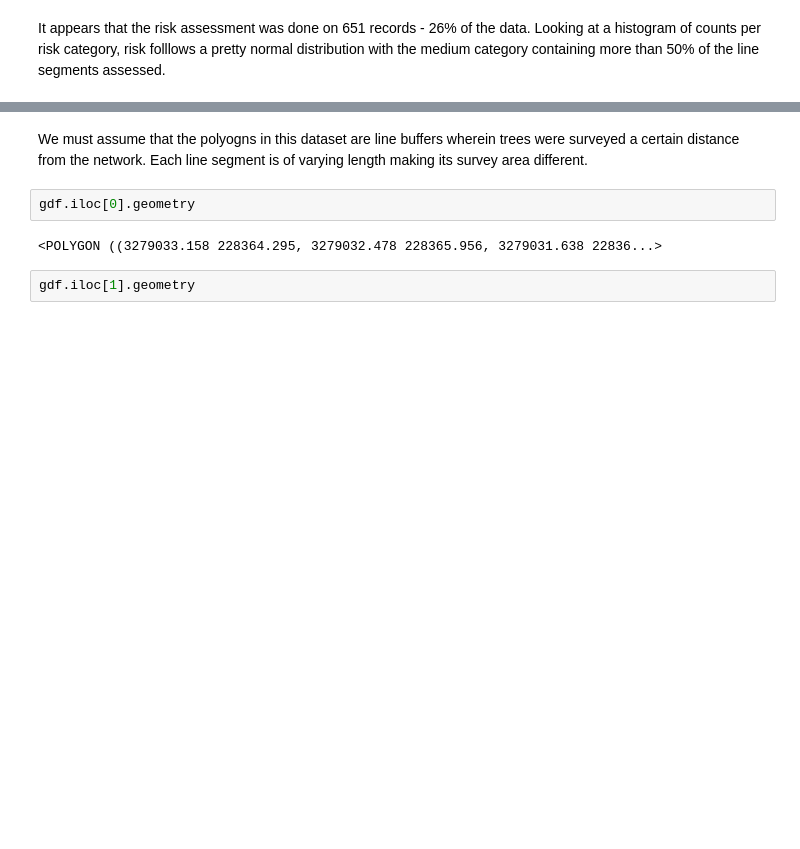
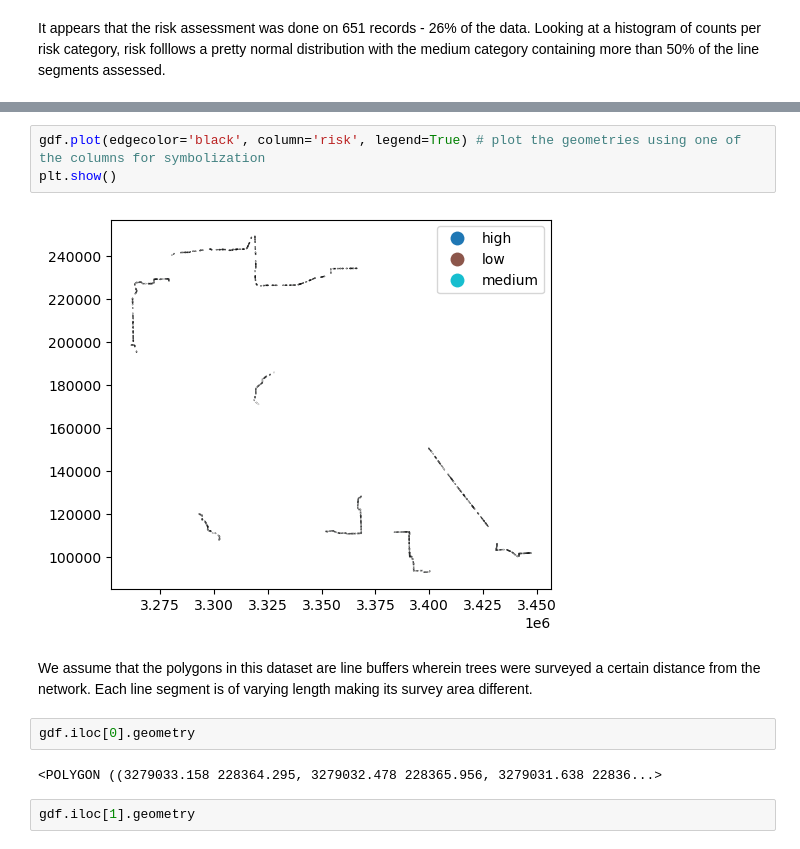
Before and after one commit to kyle-woodward/overstory, a Jupyter notebook: kyle_woodward_senior_wildfire_data_scientist.ipynb, the cells around one changed output, grey strips where cells are left out. Saved outputs shown, nothing was run; the diff lists cells and outputs as text; blank space fills up the shorter version.

```diff
--- a/kyle_woodward_senior_wildfire_data_scientist.ipynb
+++ b/kyle_woodward_senior_wildfire_data_scientist.ipynb
@@ -94,5 +104,10 @@ As percent: 25.86%
+# %%
+gdf.plot(edgecolor='black', column='risk', legend=True) # plot the geometries using one of the columns for symbolization
+plt.show()
+# %% [output]
+[figure, added]
 # %% [markdown]
-We must assume that the polyogns in this dataset are line buffers wherein trees were surveyed a certain distance from the network. Each line segment is of varying length making its survey area different.
+We assume that the polygons in this dataset are line buffers wherein trees were surveyed a certain distance from the network. Each line segment is of varying length making its survey area different.
 # %%
 gdf.iloc[0].geometry
 # %% [output]
```
Also changed, not shown: parts of 39 cells of this notebook.
